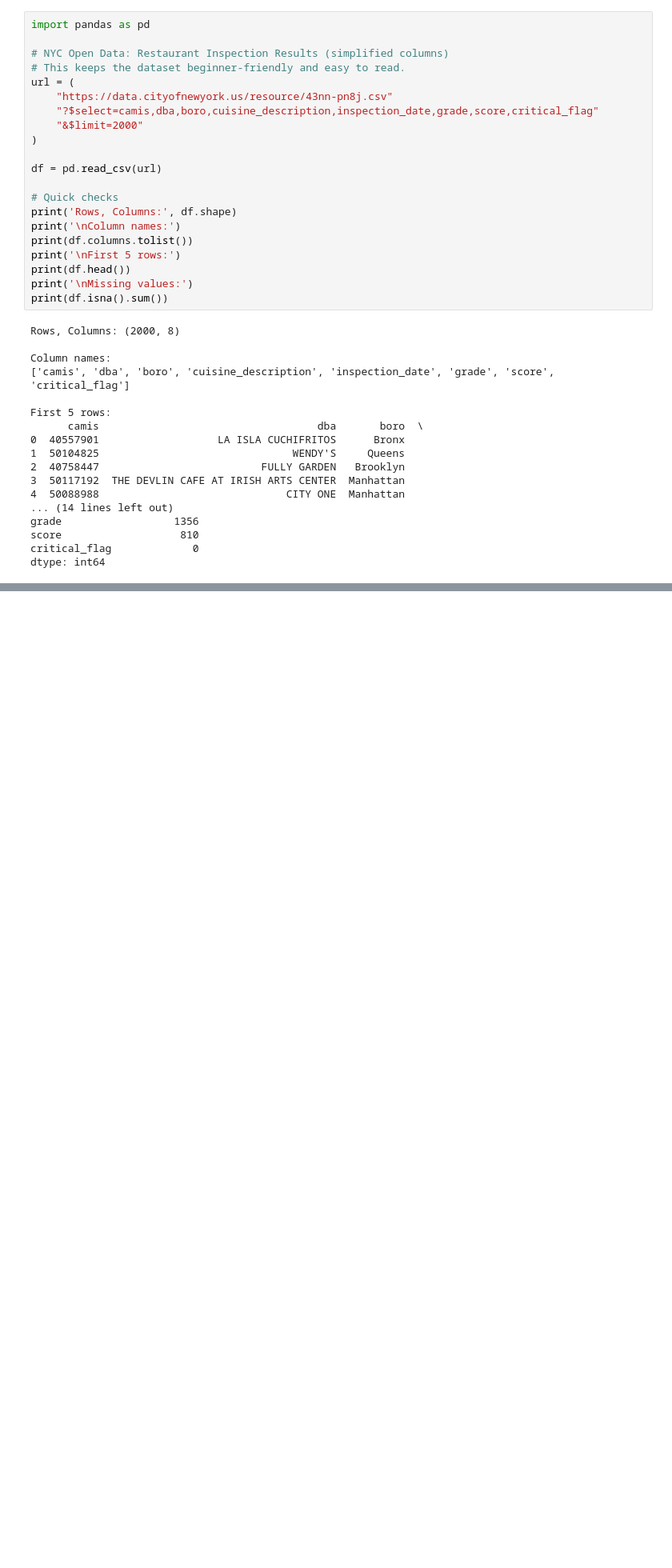
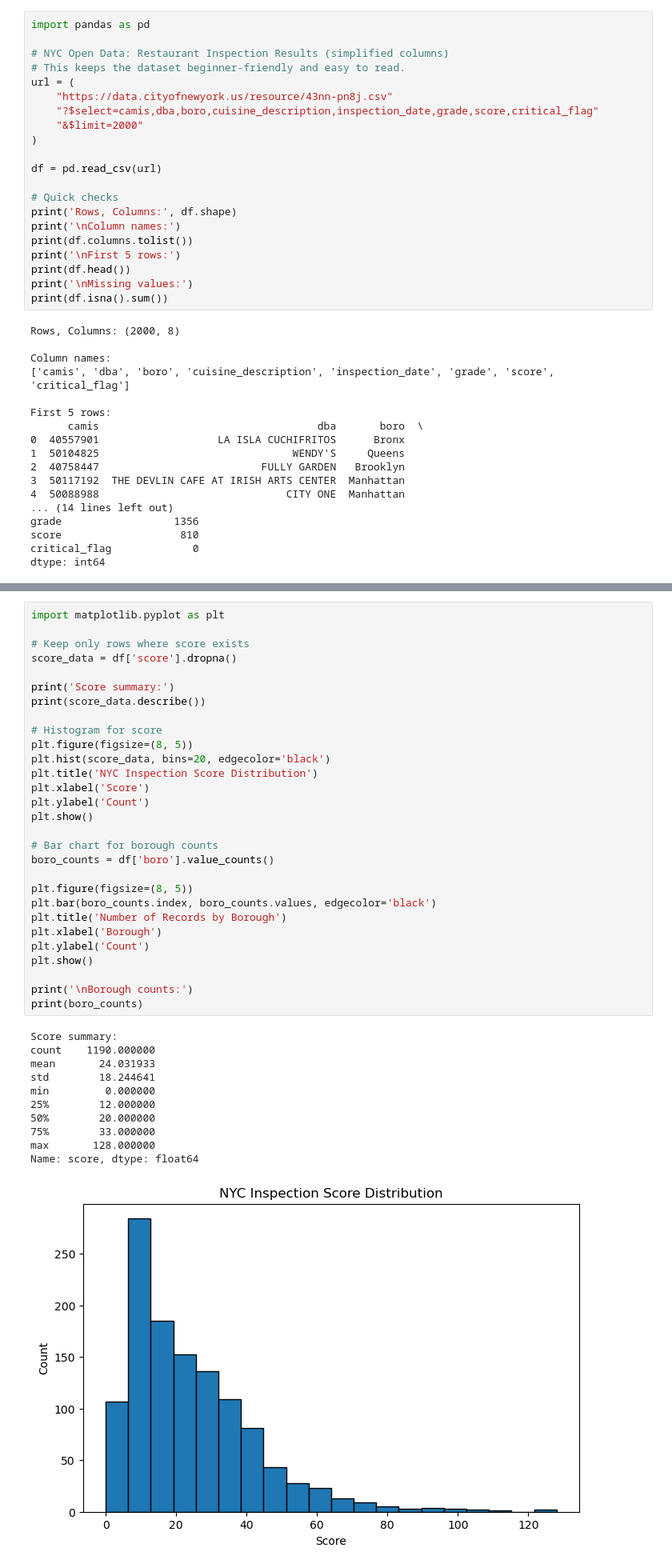
Before and after one commit to datasheng/csc46000-team-project-5000, a Jupyter notebook: data_analysis.ipynb, the cells around one changed output, grey strips where cells are left out. Shown at 80% size. Saved outputs shown, nothing was run; the diff lists cells and outputs as text; blank space fills up the shorter version.

Commit message:
Add score histogram and Borough barchart

```diff
--- a/data_analysis.ipynb
+++ b/data_analysis.ipynb
@@ -43,0 +50,41 @@ dtype: int64
+# %%
+import matplotlib.pyplot as plt
+
+# Keep only rows where score exists
+score_data = df['score'].dropna()
+
+print('Score summary:')
+print(score_data.describe())
+
+# Histogram for score
+plt.figure(figsize=(8, 5))
+plt.hist(score_data, bins=20, edgecolor='black')
+plt.title('NYC Inspection Score Distribution')
+plt.xlabel('Score')
+plt.ylabel('Count')
+plt.show()
+
+# Bar chart for borough counts
+boro_counts = df['boro'].value_counts()
+
+plt.figure(figsize=(8, 5))
+plt.bar(boro_counts.index, boro_counts.values, edgecolor='black')
+plt.title('Number of Records by Borough')
+plt.xlabel('Borough')
+plt.ylabel('Count')
+plt.show()
+
+print('\nBorough counts:')
+print(boro_counts)
+# %% [output]
+Score summary:
+count    1190.000000
+mean       24.031933
+std        18.244641
+min         0.000000
+25%        12.000000
+50%        20.000000
+75%        33.000000
+max       128.000000
+Name: score, dtype: float64
+[figure, added]
```
Also changed, not shown: parts of 2 cells of this notebook.
